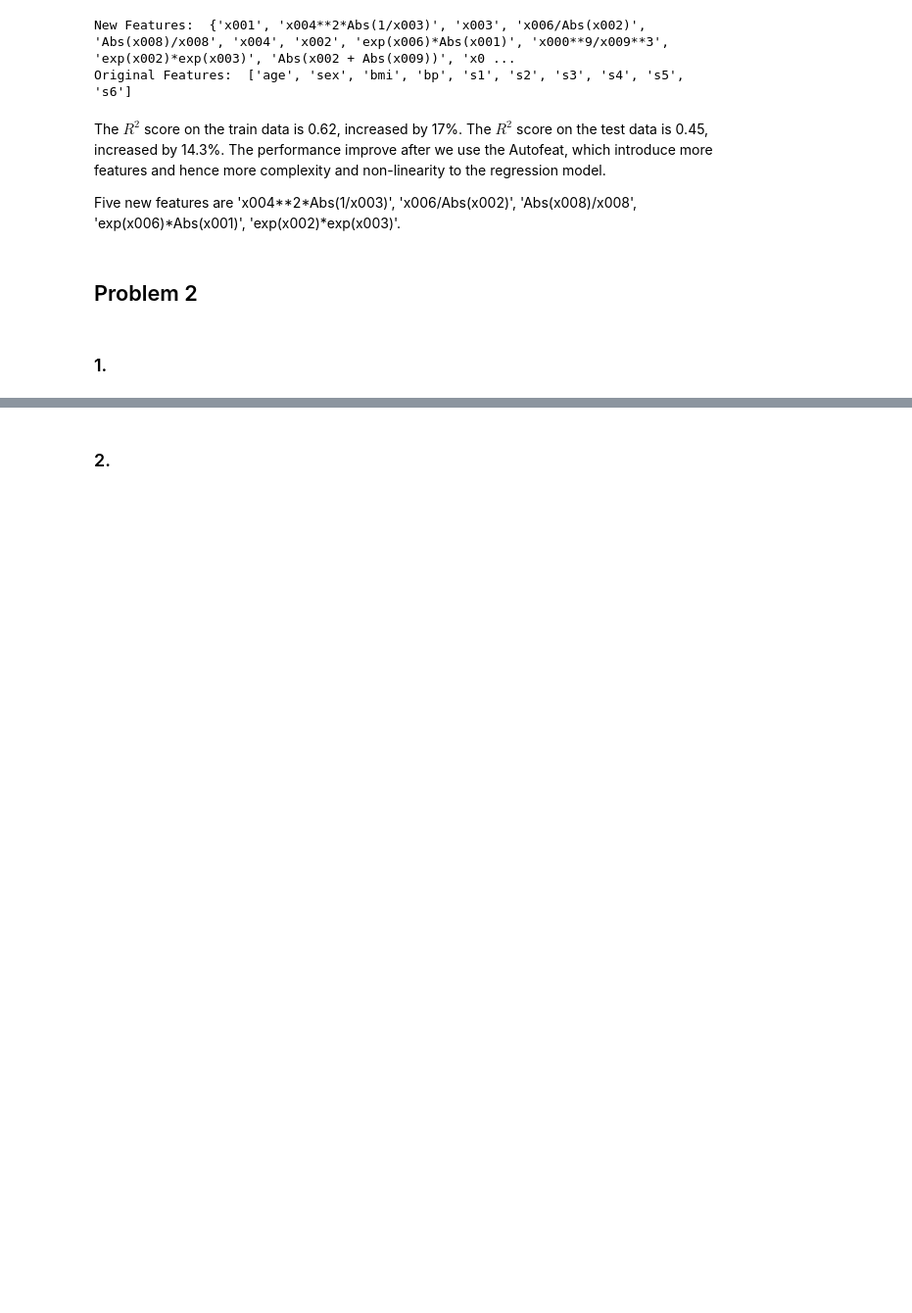
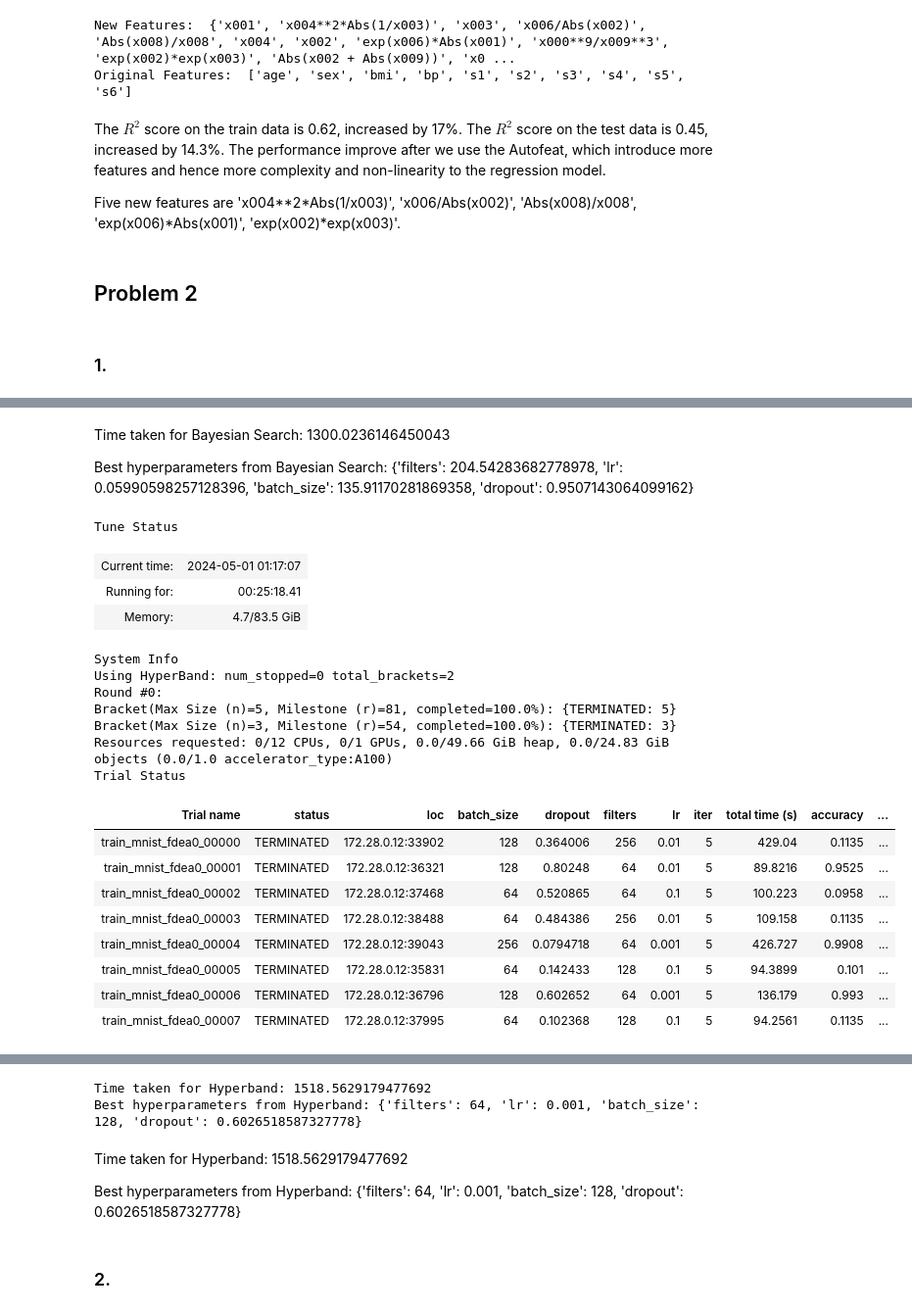
Before and after one commit to yihaozhong/deep-learning, a Jupyter notebook: code/6_tuning.ipynb, the cells around one changed output, grey strips where cells are left out. Shown: that part at 98% size. Drawn from its saved outputs; the diff is of its cells as text; code cells hidden in the pictures; blank space fills up the shorter version.

```diff
--- a/code/6.ipynb
+++ b/code/6_tuning.ipynb
@@ -192,0 +352,24 @@ analysis = tune.run(
+# %%
+# Bayesian search setup
+import time
+bayes_search_space = {
+   "filters": tune.uniform(64, 256),
+   "lr": tune.loguniform(1e-4, 1e-1),
+   "batch_size": tune.uniform(64, 256),
+   "dropout": tune.uniform(0, 1)
+}
+
+start_time = time.time()
+
+bayesopt_search = BayesOptSearch(metric="accuracy", mode="max")
+bayesian_search_analysis = tune.run(
+    train_mnist,
+    num_samples=8,
+    config=bayes_search_space,
+    search_alg=bayesopt_search,
+    verbose=1,
+    resources_per_trial={"cpu": 12, "gpu": 1}
+)
+end_time = time.time()
+print("Time taken for Bayesian Search:", end_time - start_time)
+print("Best hyperparameters from Bayesian Search:", bayesian_search_analysis.get_best_config("accuracy", "max", "last"))
@@ -192,0 +416,42 @@ analysis = tune.run(
+# %% [markdown]
+Time taken for Bayesian Search: 1300.0236146450043
+
+Best hyperparameters from Bayesian Search: {'filters': 204.54283682778978, 'lr': 0.05990598257128396, 'batch_size': 135.91170281869358, 'dropout': 0.9507143064099162}
+# %%
+# time it
+start_time = time.time()
+# Hyperband setup
+hyperband_scheduler = HyperBandScheduler(metric="accuracy", mode="max")
+hyperband_analysis = tune.run(
+    train_mnist,
+    num_samples=8,
+    config=search_space,
+    scheduler=hyperband_scheduler,
+    verbose=1,
+    resources_per_trial={"cpu": 12, "gpu": 1}
+)
+end_time = time.time()
+print("Time taken for Hyperband:", end_time - start_time)
+print("Best hyperparameters from Hyperband:", hyperband_analysis.get_best_config("accuracy", "max", "last"))
+ray.shutdown()
+# %% [output]
+Tune Status
+| Current time: | 2024-05-01 01:17:07 |
+| Running for: | 00:25:18.41 |
+| Memory: | 4.7/83.5 GiB |
+System Info
+Using HyperBand: num_stopped=0 total_brackets=2
+Round #0:
+Bracket(Max Size (n)=5, Milestone (r)=81, completed=100.0%): {TERMINATED: 5}
+Bracket(Max Size (n)=3, Milestone (r)=54, completed=100.0%): {TERMINATED: 3}
+Resources requested: 0/12 CPUs, 0/1 GPUs, 0.0/49.66 GiB heap, 0.0/24.83 GiB objects (0.0/1.0 accelerator_type:A100)
+Trial Status
+| Trial name | status | loc | batch_size | dropout | filters | lr | iter | total time (s) | accuracy | ... |
+| train_mnist_fdea0_00000 | TERMINATED | 172.28.0.12:33902 | 128 | 0.364006 | 256 | 0.01 | 5 | 429.04 | 0.1135 | ... |
+| train_mnist_fdea0_00001 | TERMINATED | 172.28.0.12:36321 | 128 | 0.80248 | 64 | 0.01 | 5 | 89.8216 | 0.9525 | ... |
+| train_mnist_fdea0_00002 | TERMINATED | 172.28.0.12:37468 | 64 | 0.520865 | 64 | 0.1 | 5 | 100.223 | 0.0958 | ... |
+| train_mnist_fdea0_00003 | TERMINATED | 172.28.0.12:38488 | 64 | 0.484386 | 256 | 0.01 | 5 | 109.158 | 0.1135 | ... |
+| train_mnist_fdea0_00004 | TERMINATED | 172.28.0.12:39043 | 256 | 0.0794718 | 64 | 0.001 | 5 | 426.727 | 0.9908 | ... |
+| train_mnist_fdea0_00005 | TERMINATED | 172.28.0.12:35831 | 64 | 0.142433 | 128 | 0.1 | 5 | 94.3899 | 0.101 | ... |
+| train_mnist_fdea0_00006 | TERMINATED | 172.28.0.12:36796 | 128 | 0.602652 | 64 | 0.001 | 5 | 136.179 | 0.993 | ... |
+| train_mnist_fdea0_00007 | TERMINATED | 172.28.0.12:37995 | 64 | 0.102368 | 128 | 0.1 | 5 | 94.2561 | 0.1135 | ... |
@@ -193,2 +459,8 @@ analysis = tune.run(
+Time taken for Hyperband: 1518.5629179477692
+Best hyperparameters from Hyperband: {'filters': 64, 'lr': 0.001, 'batch_size': 128, 'dropout': 0.6026518587327778}
+# %% [markdown]
+Time taken for Hyperband: 1518.5629179477692
+
+Best hyperparameters from Hyperband: {'filters': 64, 'lr': 0.001, 'batch_size': 128, 'dropout': 0.6026518587327778}
 # %% [markdown]
 ### 2.
```
Also changed, not shown: parts of 22 cells of this notebook.
